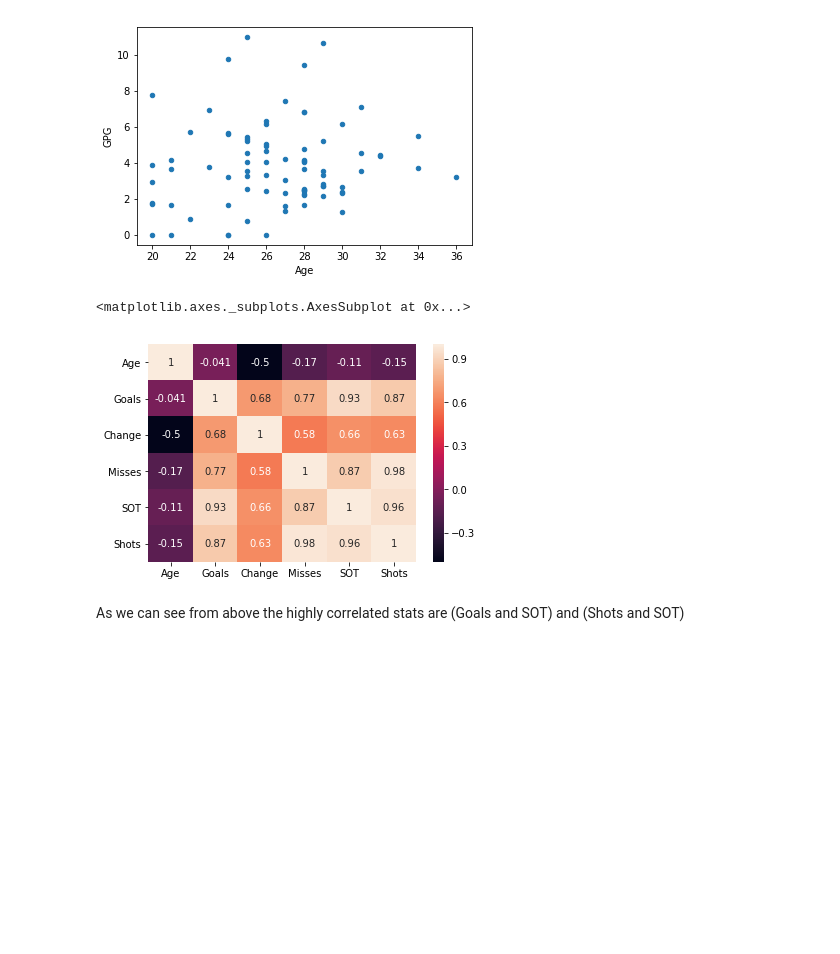
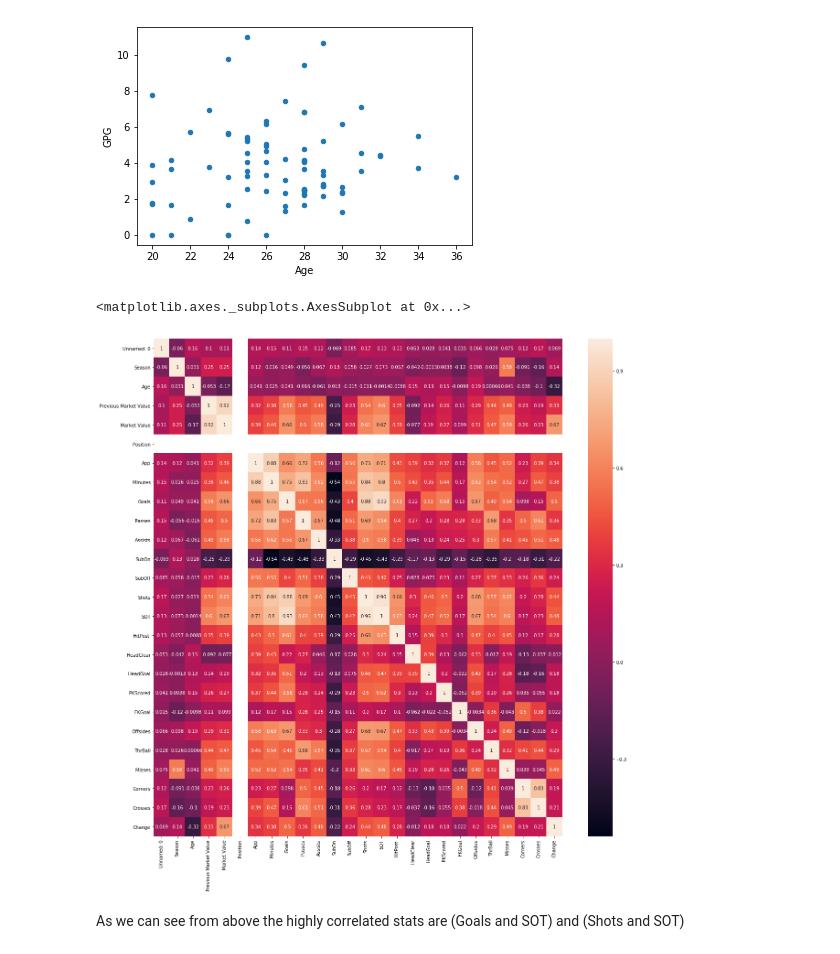
Before and after one commit to Femi-Ogunkola/EPL, a Jupyter notebook: EPL Data Analysis.ipynb, the cells around one changed output. Drawn from its saved outputs; the diff is of its cells as text; code cells hidden in the pictures; blank space fills up the shorter version.

```diff
--- a/EPL Data Analysis.ipynb
+++ b/EPL Data Analysis.ipynb
@@ -160,12 +160,12 @@ fwd_season.plot.scatter(x='Age', y='GPG')
 [figure]
 # %%
 f = (
-    fwd_season.loc[:, ['Age', 'Goals', 'Change', 'Misses','SOT','Shots']]
+    fwd.loc[:,]
 ).corr()
-
-sns.heatmap(f, annot=True)
+fig,ax = plt.subplots(figsize=(20,20))
+sns.heatmap(f, annot=True,ax=ax)
 # %% [output]
 <matplotlib.axes._subplots.AxesSubplot at 0x...>
-[figure, old version]
+[figure, new version]
 # %% [markdown]
 As we can see from above the highly correlated stats are (Goals and SOT) and (Shots and SOT)
```
Also changed, not shown: parts of 1 cell of this notebook.
